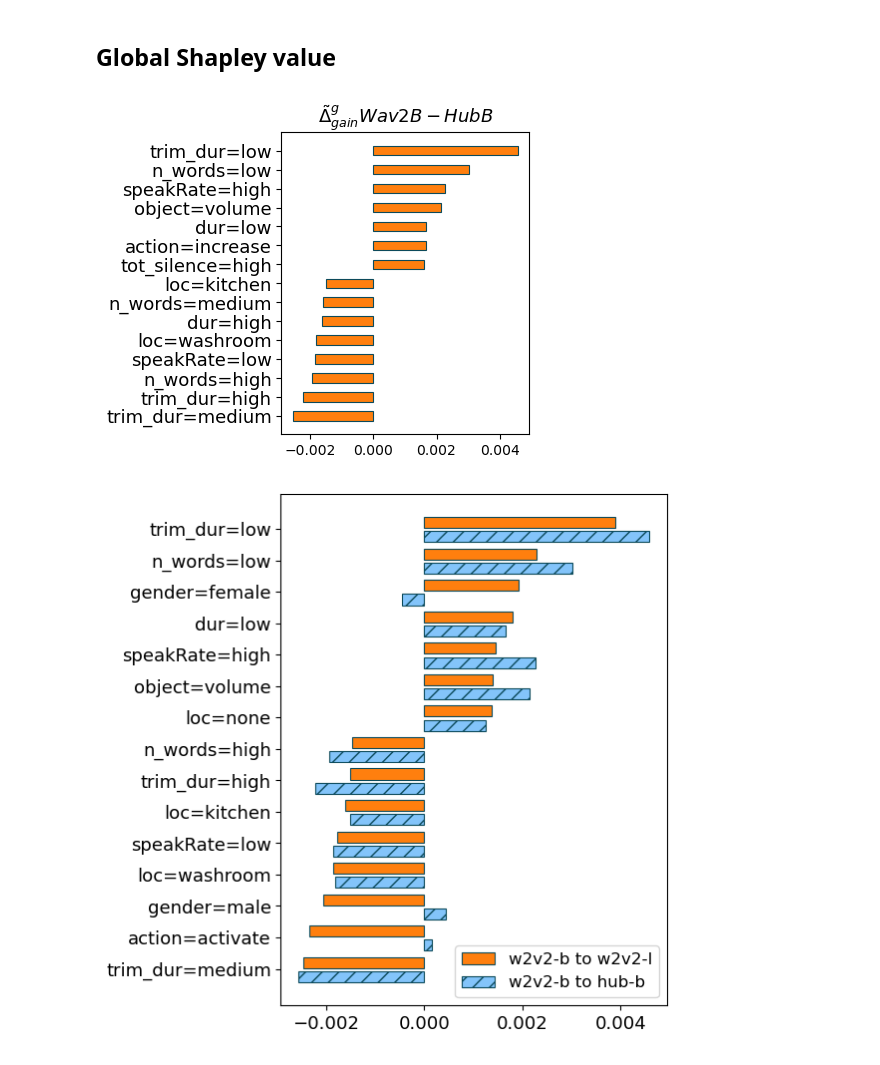
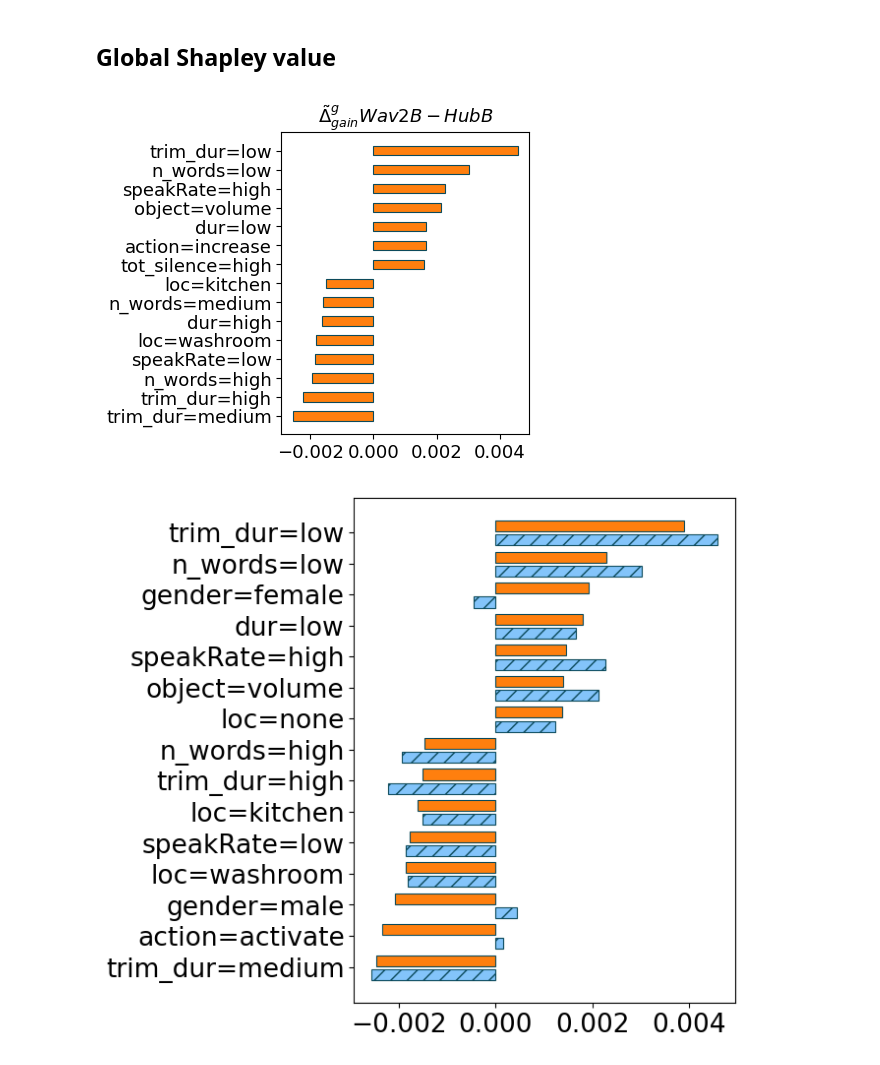
Before and after one commit to koudounasalkis/divergence-in-speech-systems, a Jupyter notebook: divexplorer_analysis.ipynb, the cells around one changed output. Saved outputs shown, nothing was run; the diff lists cells and outputs as text; code cells hidden in the pictures.

```diff
--- a/divexplorer_analysis.ipynb
+++ b/divexplorer_analysis.ipynb
@@ -1161,13 +1156,11 @@ titlesize = 13
 # %%
 ## Plot and Save the Image
 topK_global_w2b_hb_abbr = abbreviateDict(topK_global_w2b_hb, abbreviations )
-name_fig = "plot_results/global_shapley_gain_w2b_hb.pdf"
 plotShapleyValue(shapley_values=topK_global_w2b_hb_abbr, \
                 sizeFig=sizeFig, labelsize=labelsize, titlesize=titlesize, \
-                title = r"$\tilde{\Delta}^g_{gain} Wav2B - HubB$",
-                nameFig=name_fig, saveFig = True)
+                title = r"$\tilde{\Delta}^g_{gain} Wav2B - HubB$", saveFig=False)
 # %% [output]
-[figure, old version]
+[figure, new version]
 # %%
 ## Take the K Global Shapley Values for HubB-WavB starting from the top-K of WavL-WavB
 topK_global_w2b_hb_1_abbr = abbreviateDict({k:v for k,v in global_item_divergence_w2b_hb.items() \
@@ -1176,17 +1169,19 @@ topK_global_w2b_hb_1_abbr = abbreviateDict({k:v for k,v in global_item_divergenc
 from utils_analysis import plotMultipleSV
 
 name_fig = f"plot_results/global_shapley_gain_w2b_w2l_hb_{K}.pdf"
-lablesize = 24
-titlesize = 16
+labelsize = 19
 sizeFig = (5, 6.8)
 height = 0.35
+
+legend = False
+if legend:
+    name_fig = f"plot_results/global_shapley_gain_w2b_w2l_hb_{K}_legend.pdf"
 # %%
 ## Plot and Save Image for Global Shapley Value Comparison
 
 plotMultipleSV(shapley_values_1=topK_global_w2b_w2l_abbr,
             shapley_values_2=topK_global_w2b_hb_1_abbr,
-            labelsize=labelsize, titlesize=titlesize,
-            sizeFig=sizeFig, height=height,
-            nameFig=name_fig, saveFig=True)
+            labelsize=labelsize, sizeFig=sizeFig, height=height,
+            legend=legend, nameFig=name_fig, saveFig=True)
 # %% [output]
-[figure, old version]
+[figure, new version]
```
Also changed, not shown: parts of 15 cells of this notebook, 1 other file.
